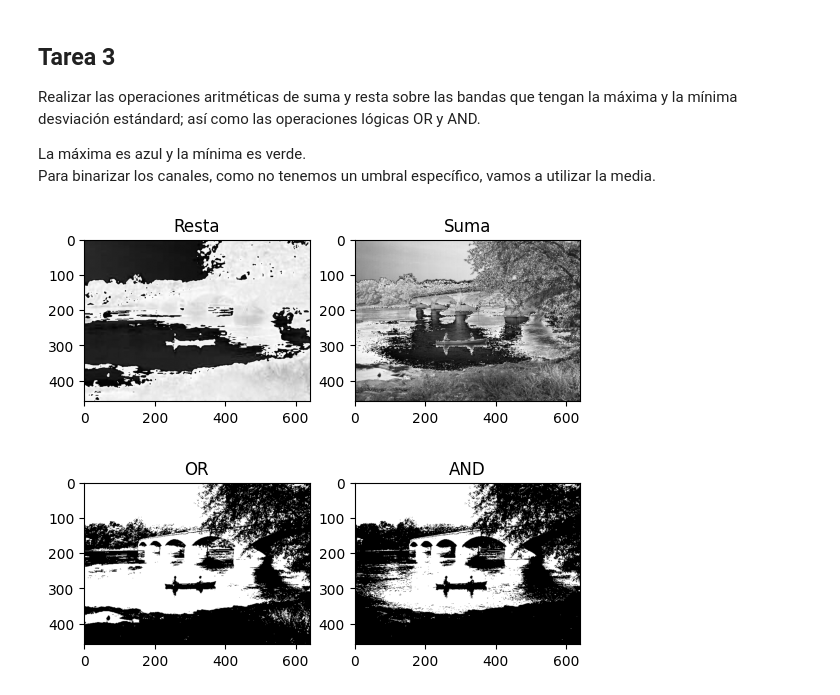
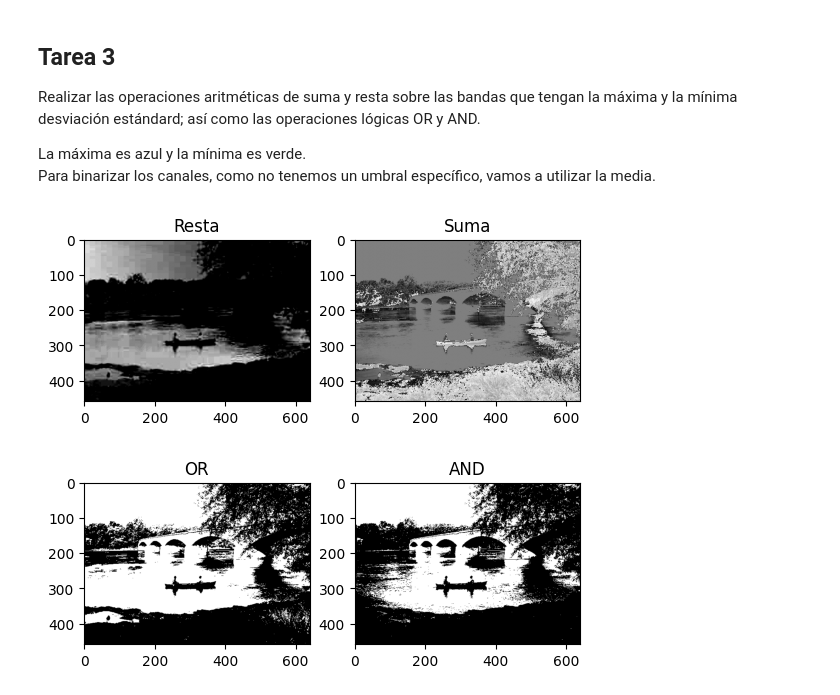
Before and after one commit to jnegrete2005/aapi-practica01, a Jupyter notebook: notebook.ipynb, the cells around one changed output. Cells and saved outputs as stored; diff of their text form; code cells hidden in the pictures.

```diff
--- a/notebook.ipynb
+++ b/notebook.ipynb
@@ -79,18 +79,18 @@ La máxima es azul y la mínima es verde.
 Para binarizar los canales, como no tenemos un umbral específico, vamos a utilizar la media.
 # %%
 plt.subplot(1, 2, 1)
-im_diff = np.clip(channels[2] - channels[1], 0, 255)
+im_diff = np.clip(channels[2].astype(np.int16) - channels[1].astype(np.int16), 0, 255).astype(np.int8)
 plt.imshow(im_diff, cmap="gray")
 plt.title("Resta")
 
 plt.subplot(1, 2, 2)
-im_sum = np.clip(channels[2] + channels[1], 0, 255)
+im_sum = np.clip(channels[2].astype(np.int16) + channels[1].astype(np.int16), 0, 255).astype(np.int8)
 plt.imshow(im_sum, cmap="gray")
 plt.title("Suma")
 
 plt.show()
 # %% [output]
-[figure, old version]
+[figure, new version]
 # %%
 b_bin = (channels[2] > means[2]).astype(np.uint8)
 g_bin = (channels[1] > means[1]).astype(np.uint8)
```
Also changed, not shown: parts of 1 cell of this notebook.
